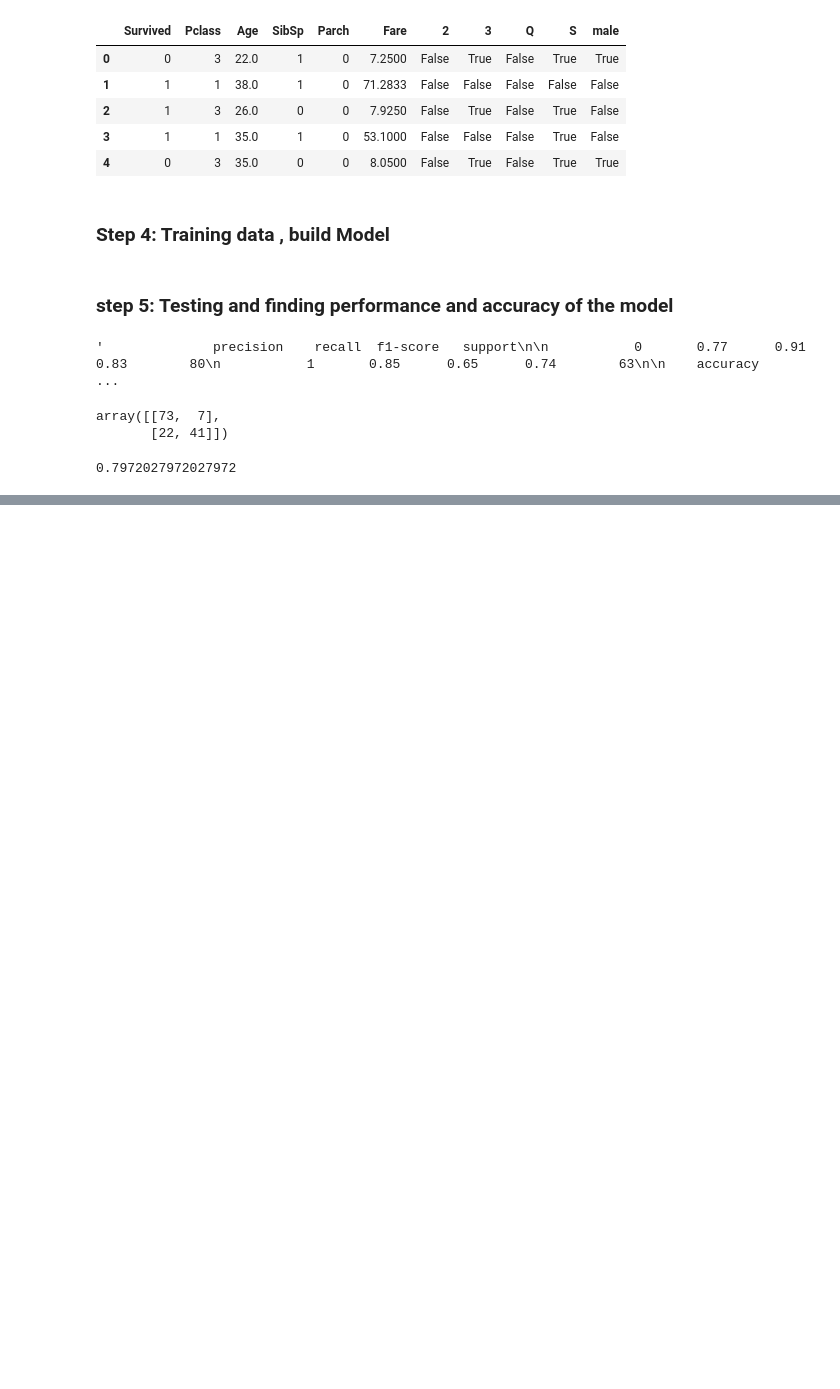
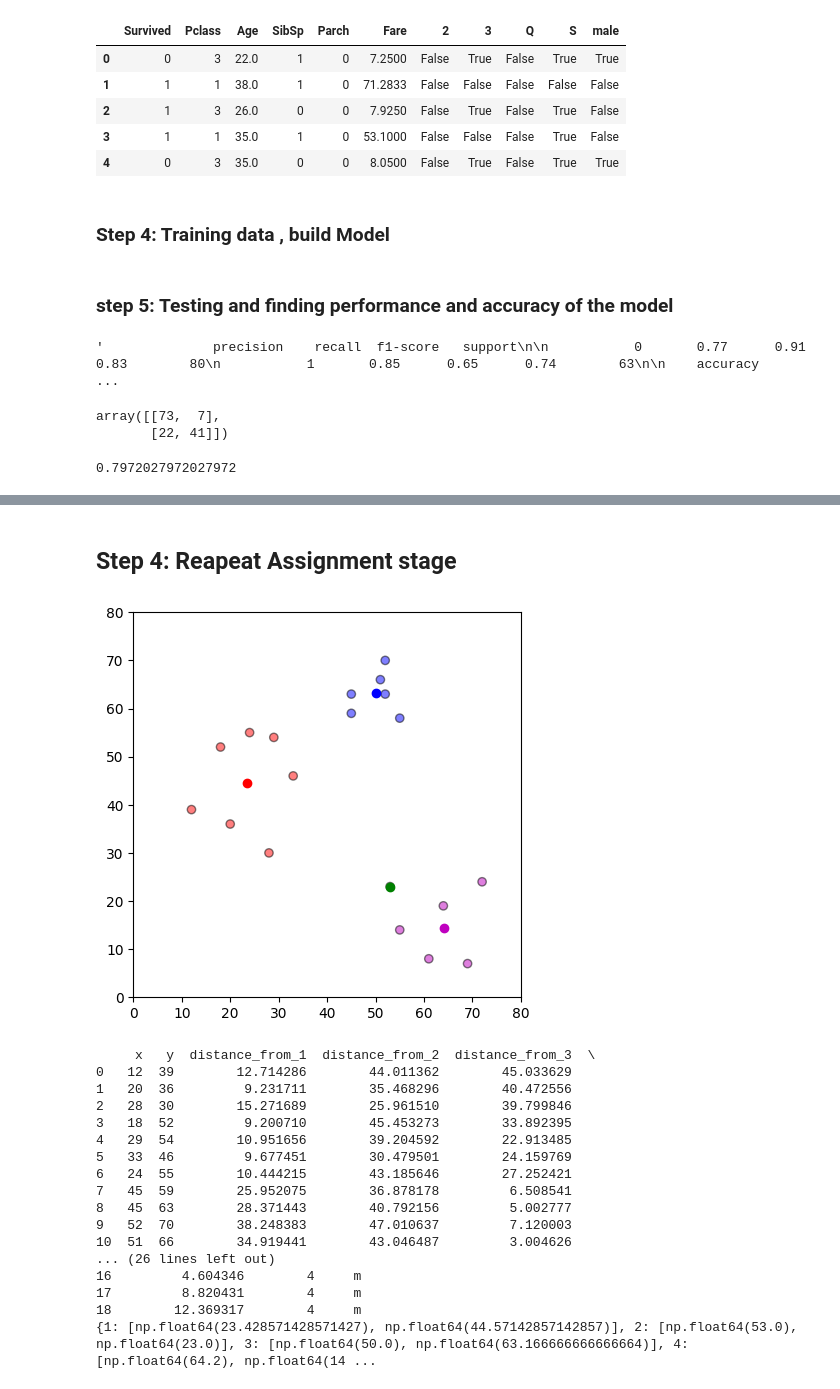
Before and after one commit to Jashwanth-rit/Machine-learning---Hands-on, a Jupyter notebook: Machine_learning_Algorithms.ipynb, the cells around one changed output, grey strips where cells are left out. Saved outputs shown, nothing was run; the diff lists cells and outputs as text; code cells hidden in the pictures; blank space fills up the shorter version.

```diff
--- a/Machine_learning_Algorithms.ipynb
+++ b/Machine_learning_Algorithms.ipynb
@@ -501,0 +697,43 @@ print(metrics.confusion_matrix(expected, predicted))
+# %% [markdown]
+## Step 4: Reapeat Assignment stage
+# %%
+# Repeat assignment and update until the centroids do not change
+while True:
+    closest_centroids = df['closest'].copy(deep=True)  # Copy of the previous assignment
+    centroids = update(centroids)  # Update centroids
+    df = assignment(df, centroids)  # Reassign points to updated centroids
+
+    # Break the loop if the assignment of points to centroids hasn't changed
+    if closest_centroids.equals(df['closest']):
+        break
+
+# Final plot of the clusters and centroids after convergence
+fig = plt.figure(figsize=(5, 5))
+plt.scatter(df['x'], df['y'], color=df['color'], alpha=0.5, edgecolor='k')
+for i in centroids.keys():
+    plt.scatter(*centroids[i], color=colmap[i])  # Final centroids
+plt.xlim(0, 80)
+plt.ylim(0, 80)
+plt.show()
+
+print(df)
+print(centroids)
+# %% [output]
+[figure, added]
+     x   y  distance_from_1  distance_from_2  distance_from_3  \
+0   12  39        12.714286        44.011362        45.033629
+1   20  36         9.231711        35.468296        40.472556
+2   28  30        15.271689        25.961510        39.799846
+3   18  52         9.200710        45.453273        33.892395
+4   29  54        10.951656        39.204592        22.913485
+5   33  46         9.677451        30.479501        24.159769
+6   24  55        10.444215        43.185646        27.252421
+7   45  59        25.952075        36.878178         6.508541
+8   45  63        28.371443        40.792156         5.002777
+9   52  70        38.248383        47.010637         7.120003
+10  51  66        34.919441        43.046487         3.004626
+... (26 lines left out)
+16         4.604346        4     m
+17         8.820431        4     m
+18        12.369317        4     m
+{1: [np.float64(23.428571428571427), np.float64(44.57142857142857)], 2: [np.float64(53.0), np.float64(23.0)], 3: [np.float64(50.0), np.float64(63.166666666666664)], 4: [np.float64(64.2), np.float64(14 ...
```
Also changed, not shown: parts of 13 cells of this notebook, 2 other files.
